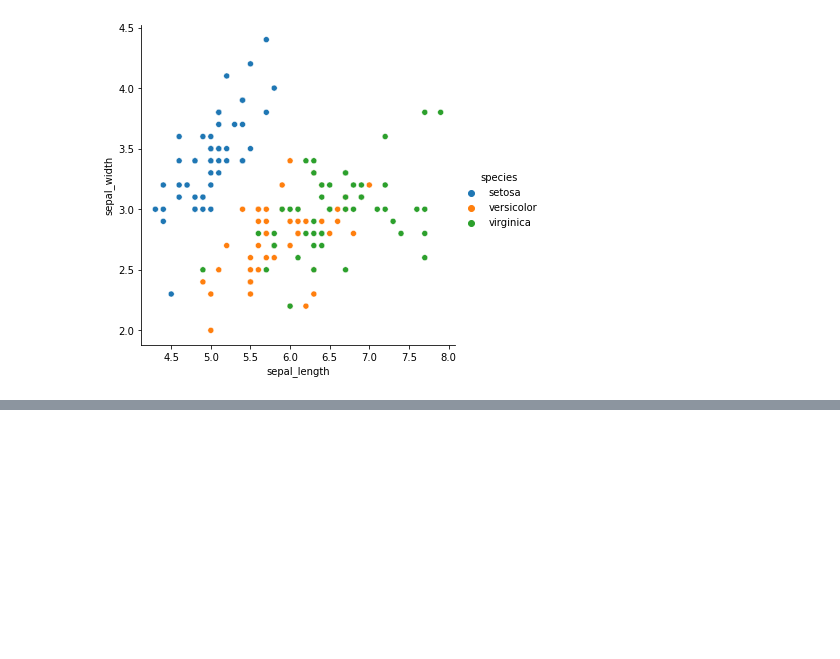
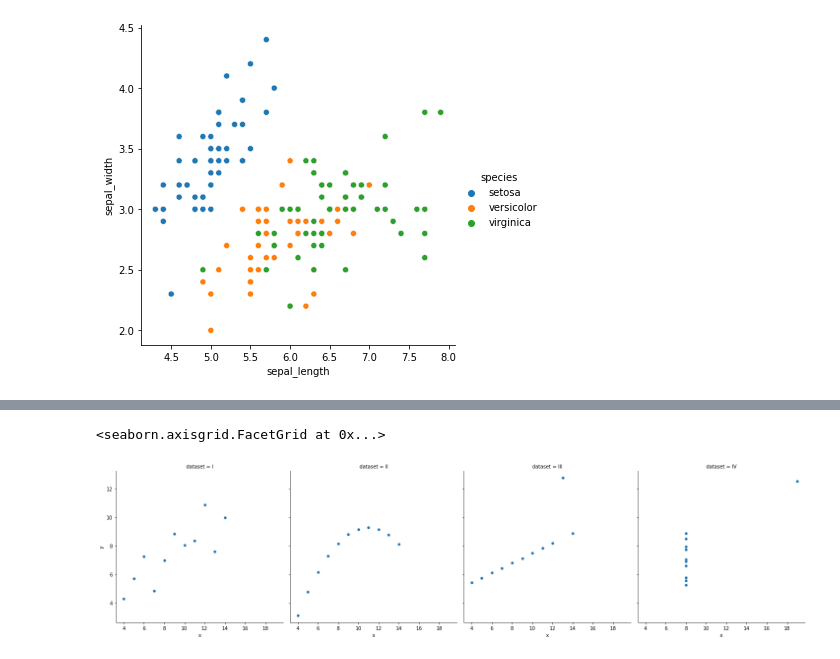
Before and after one commit to SLawsonWoods/numpy-pandas-visualization-exercises, a Jupyter notebook: seaborn_exercises.ipynb, the cells around one changed output, grey strips where cells are left out. Cells and saved outputs as stored; diff of their text form; code cells hidden in the pictures; blank space fills up the shorter version.

```diff
--- a/seaborn_exercises.ipynb
+++ b/seaborn_exercises.ipynb
@@ -50,0 +60,8 @@ sns.relplot(x='sepal_length', y ='sepal_width', hue='species', data=iris)
+# %%
+## 1.Using the lesson as an example, use seaborn's load_dataset function to load the anscombe data set.
+## Use pandas to group the data by the dataset column, and calculate summary statistics for each dataset.
+## What do you notice?
+anscombe = sns.load_dataset('anscombe')
+anscombe
+# goup by dataset column
+anscombe.groupby('dataset').describe()
@@ -50,0 +76,5 @@ sns.relplot(x='sepal_length', y ='sepal_width', hue='species', data=iris)
+# %%
+sns.relplot(data=anscombe, x= 'x', y='y', col='dataset')
+# %% [output]
+<seaborn.axisgrid.FacetGrid at 0x...>
+[figure, added]
```
Also changed, not shown: parts of 9 cells of this notebook.
